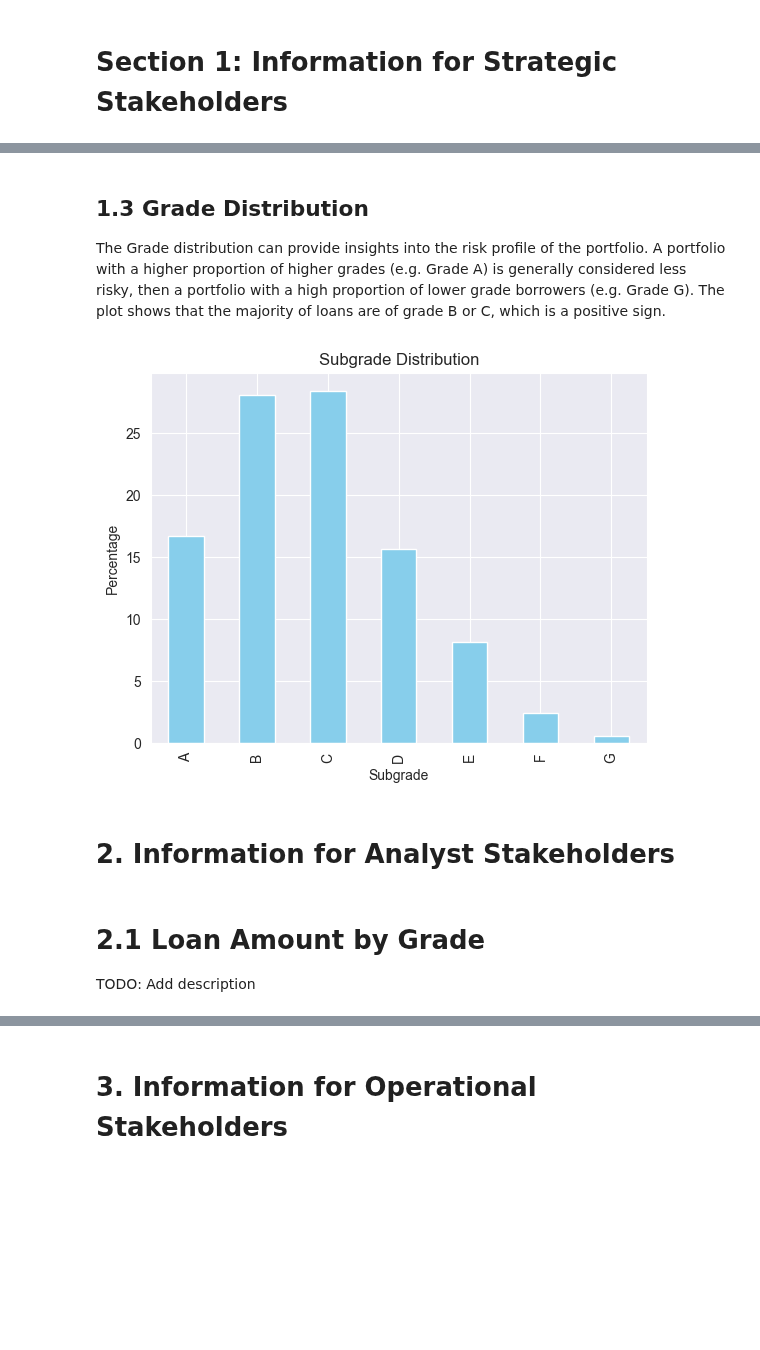
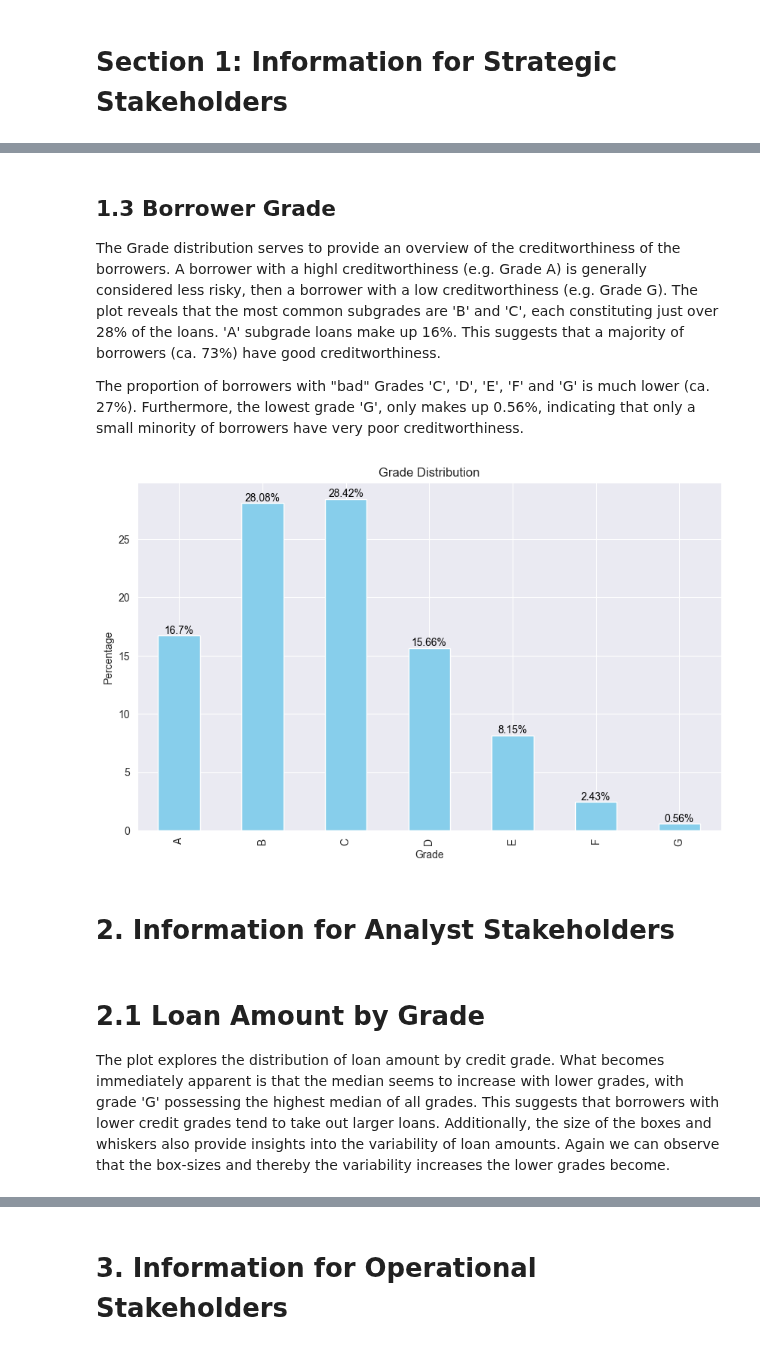
Before and after one commit to ykipfer/data_wrangling_testat, a Jupyter notebook: dq_visualisation.ipynb, the cells around one changed output, grey strips where cells are left out. Drawn from its saved outputs; the diff is of its cells as text; code cells hidden in the pictures; blank space fills up the shorter version.

```diff
--- a/dq_visualisation.ipynb
+++ b/dq_visualisation.ipynb
@@ -9,6 +9,9 @@ import seaborn as sns
 # suppress warnings
 warnings.filterwarnings('ignore')
 
+# set plotsizes
+plt.rcParams['figure.figsize'] = (10, 6)
+
 # Load the dataset
 data = pd.read_csv('output/processed_data/1709976233_wrangled_loan_data.csv')
 # %% [markdown]
@@ -34,8 +37,10 @@ Understanding the distribution of loan statuses can inform about the portfolio's
 # %%
 (data['loan_status'].value_counts(normalize=True) * 100).plot(kind='bar', color='lightgreen')
-plt.title('Loan Status Frequency')
+plt.title('Loan Status Distribution')
 plt.xlabel('Loan Status')
-plt.ylabel('Frequency')
+plt.ylabel('Precentage')
 plt.xticks(rotation=90)
+for index, value in enumerate(data['loan_status'].value_counts(normalize=True) * 100):
+    plt.text(index, value, f'{round(value, 2)}%', ha='center', va='bottom', color='black')
 plt.show()
 # %% [output]
@@ -43,17 +48,22 @@ plt.show()
 # %% [markdown]
-## 1.3 Grade Distribution
-The Grade distribution can provide insights into the risk profile of the portfolio. A portfolio with a higher proportion of higher grades (e.g. Grade A) is generally considered less risky, then a portfolio with a high proportion of lower grade borrowers (e.g. Grade G). The plot shows that the majority of loans are of grade B or C, which is a positive sign.
+## 1.3 Borrower Grade
+The Grade distribution serves to provide an overview of the creditworthiness of the borrowers. A borrower with a highl creditworthiness (e.g. Grade A) is generally considered less risky, then a borrower with a low creditworthiness (e.g. Grade G). The plot reveals that the most common subgrades are 'B' and 'C', each constituting just over 28% of the loans. 'A' subgrade loans make up 16%.  This suggests that a majority of borrowers (ca. 73%) have good creditworthiness.
+
+The proportion of borrowers with "bad" Grades  'C', 'D', 'E', 'F' and 'G' is much lower (ca. 27%). Furthermore, the lowest grade 'G', only makes up 0.56%, indicating that only a small minority of borrowers have very poor creditworthiness.
 # %%
 (data['grade'].value_counts(normalize=True).sort_index() * 100).plot(kind='bar', color='skyblue')
-plt.title('Subgrade Distribution')
-plt.xlabel('Subgrade')
+plt.title('Grade Distribution')
+plt.xlabel('Grade')
 plt.ylabel('Percentage')
+for index, value in enumerate(data['grade'].value_counts(normalize=True).sort_index() * 100):
+    plt.text(index, value, f'{round(value, 2)}%', ha='center', va='bottom', color='black')
 plt.show()
 # %% [output]
-[figure, old version]
+[figure, new version]
 # %% [markdown]
 # 2. Information for Analyst Stakeholders
 # %% [markdown]
 # 2.1 Loan Amount by Grade
-TODO: Add description
+
+The plot explores the distribution of loan amount by credit grade. What becomes immediately apparent is that the median seems to increase with lower grades, with grade 'G' possessing the highest median of all grades. This suggests that borrowers with lower credit grades tend to take out larger loans. Additionally, the size of the boxes and whiskers also provide insights into the variability of loan amounts. Again we can observe that the box-sizes and thereby the variability increases the lower grades become.
 # %%
```
Also changed, not shown: parts of 13 cells of this notebook.
